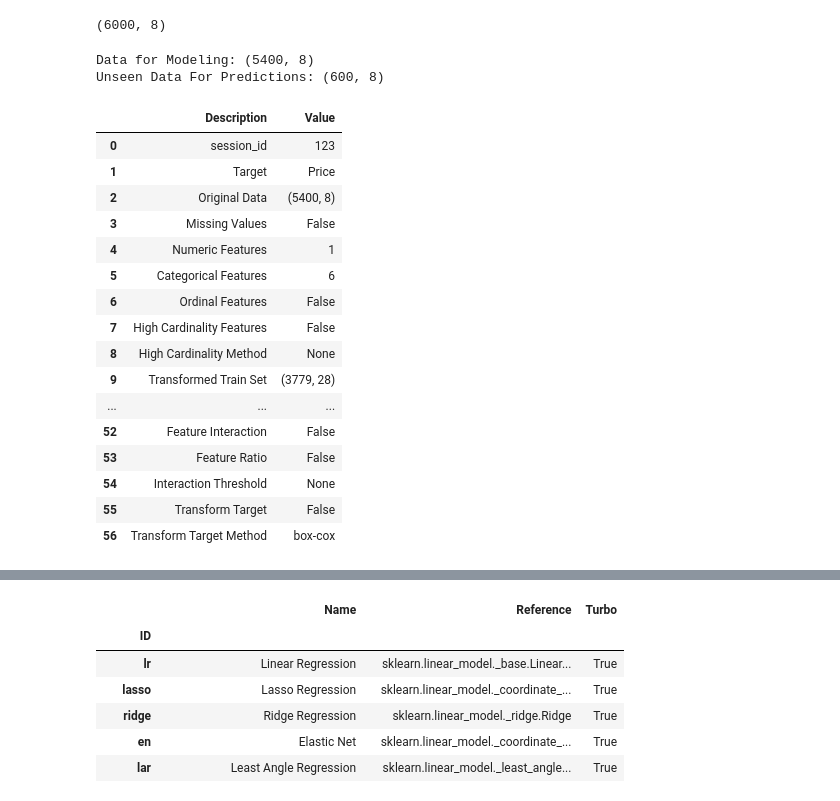
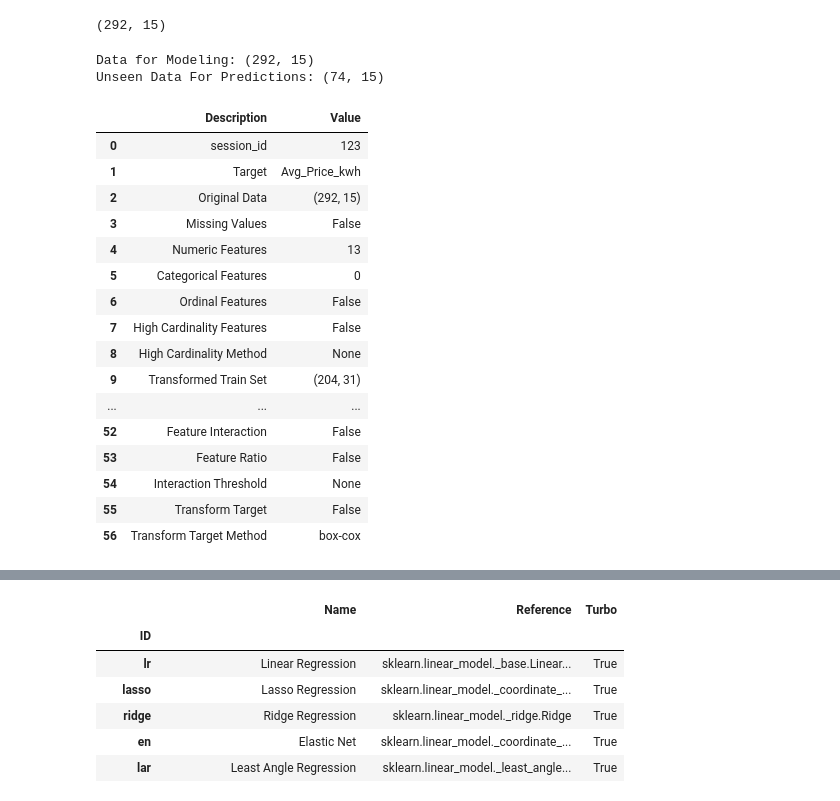
Before and after one commit to Haydenfiege/utility-forecaster, a Jupyter notebook: pycaret_forecast/pycaret_test.ipynb, the cells around one changed output, grey strips where cells are left out. Drawn from its saved outputs; the diff is of its cells as text; code cells hidden in the pictures.

```diff
--- a/pycaret_forecast/pycaret_test.ipynb
+++ b/pycaret_forecast/pycaret_test.ipynb
@@ -53,0 +75,6 @@ dataset = get_data('diamond')
+# %%
+train_df['Avg_Price_kwh'] = train_df['Daily_Average'] / 1000
+train_df = train_df.rename(columns = {'$/MWh_Date':'Date'})
+
+unseen_df['Avg_Price_kwh'] = unseen_df['Daily_Average'] / 1000
+unseen_df = unseen_df.rename(columns = {'$/MWh_Date':'Date'})
@@ -54,36 +105,46 @@ dataset = get_data('diamond')
+# %%
+
+
+train_df = train_df[['Date','Month', 'Day', 'Max Temp (°C)', 'Min Temp (°C)', 'Mean Temp (°C)',
+            'Heat Deg Days (°C)', 'Cool Deg Days (°C)', 'Total Rain (mm)',
+            'Total Snow (cm)', 'Total Precip (mm)', 'Snow on Grnd (cm)',
+            'Dir of Max Gust (10s deg)', 'Spd of Max Gust (km/h)','Avg_Price_kwh']]
+unseen_df = unseen_df[['Date','Month', 'Day', 'Max Temp (°C)', 'Min Temp (°C)', 'Mean Temp (°C)',
+            'Heat Deg Days (°C)', 'Cool Deg Days (°C)', 'Total Rain (mm)',
+            'Total Snow (cm)', 'Total Precip (mm)', 'Snow on Grnd (cm)',
+            'Dir of Max Gust (10s deg)', 'Spd of Max Gust (km/h)','Avg_Price_kwh']]
 # %%
+dataset = train_df
 #check the shape of data
 dataset.shape
 # %% [output]
-(6000, 8)
+(292, 15)
 # %%
 
-data = dataset.sample(frac=0.9, random_state=786)
-data_unseen = dataset.drop(data.index)
+data = dataset
+data_unseen = unseen_df
 
-data.reset_index(drop=True, inplace=True)
-data_unseen.reset_index(drop=True, inplace=True)
 
 print('Data for Modeling: ' + str(data.shape))
 print('Unseen Data For Predictions: ' + str(data_unseen.shape))
 # %% [output]
-Data for Modeling: (5400, 8)
-Unseen Data For Predictions: (600, 8)
+Data for Modeling: (292, 15)
+Unseen Data For Predictions: (74, 15)
 # %%
 from pycaret.regression import *
-exp_reg101 = setup(data = data, target = 'Price', session_id=123, normalize = True)
+exp_reg101 = setup(data = data, target = 'Avg_Price_kwh', session_id=123)
 # %% [output]
 |  | Description | Value |
 | 0 | session_id | 123 |
-| 1 | Target | Price |
-| 2 | Original Data | (5400, 8) |
+| 1 | Target | Avg_Price_kwh |
+| 2 | Original Data | (292, 15) |
 | 3 | Missing Values | False |
-| 4 | Numeric Features | 1 |
-| 5 | Categorical Features | 6 |
+| 4 | Numeric Features | 13 |
+| 5 | Categorical Features | 0 |
 | 6 | Ordinal Features | False |
 | 7 | High Cardinality Features | False |
 | 8 | High Cardinality Method | None |
-| 9 | Transformed Train Set | (3779, 28) |
+| 9 | Transformed Train Set | (204, 31) |
 | ... | ... | ... |
 | 52 | Feature Interaction | False |
 | 53 | Feature Ratio | False |
```
Also changed, not shown: parts of 34 cells of this notebook.
